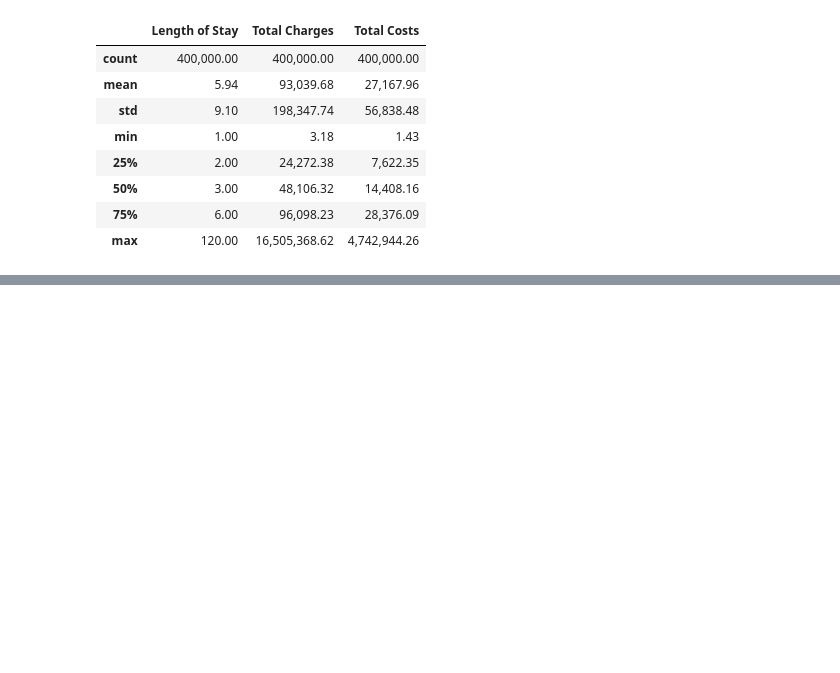
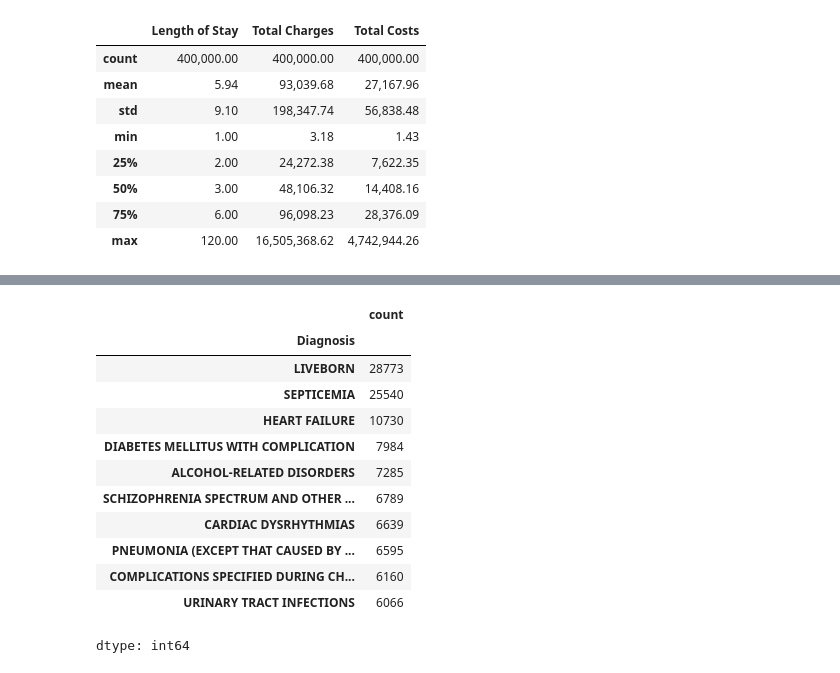
Before and after one commit to wenh08/Python_projects-, a Jupyter notebook: Hospital_Inpatient_Discharge.ipynb, the cells around one changed output, grey strips where cells are left out. Saved outputs shown, nothing was run; the diff lists cells and outputs as text; code cells hidden in the pictures; blank space fills up the shorter version.

```diff
--- a/Hospital_Inpatient_Discharge.ipynb
+++ b/Hospital_Inpatient_Discharge.ipynb
@@ -180,0 +269,16 @@ df[["Length of Stay", "Total Charges", "Total Costs"]].describe()
+# %%
+hospital_df['Diagnosis'].value_counts().head(10)
+# %% [output]
+|  | count |
+| Diagnosis |  |
+| LIVEBORN | 28773 |
+| SEPTICEMIA | 25540 |
+| HEART FAILURE | 10730 |
+| DIABETES MELLITUS WITH COMPLICATION | 7984 |
+| ALCOHOL-RELATED DISORDERS | 7285 |
+| SCHIZOPHRENIA SPECTRUM AND OTHER ... | 6789 |
+| CARDIAC DYSRHYTHMIAS | 6639 |
+| PNEUMONIA (EXCEPT THAT CAUSED BY ... | 6595 |
+| COMPLICATIONS SPECIFIED DURING CH... | 6160 |
+| URINARY TRACT INFECTIONS | 6066 |
+dtype: int64
```
Also changed, not shown: parts of 11 cells of this notebook.
